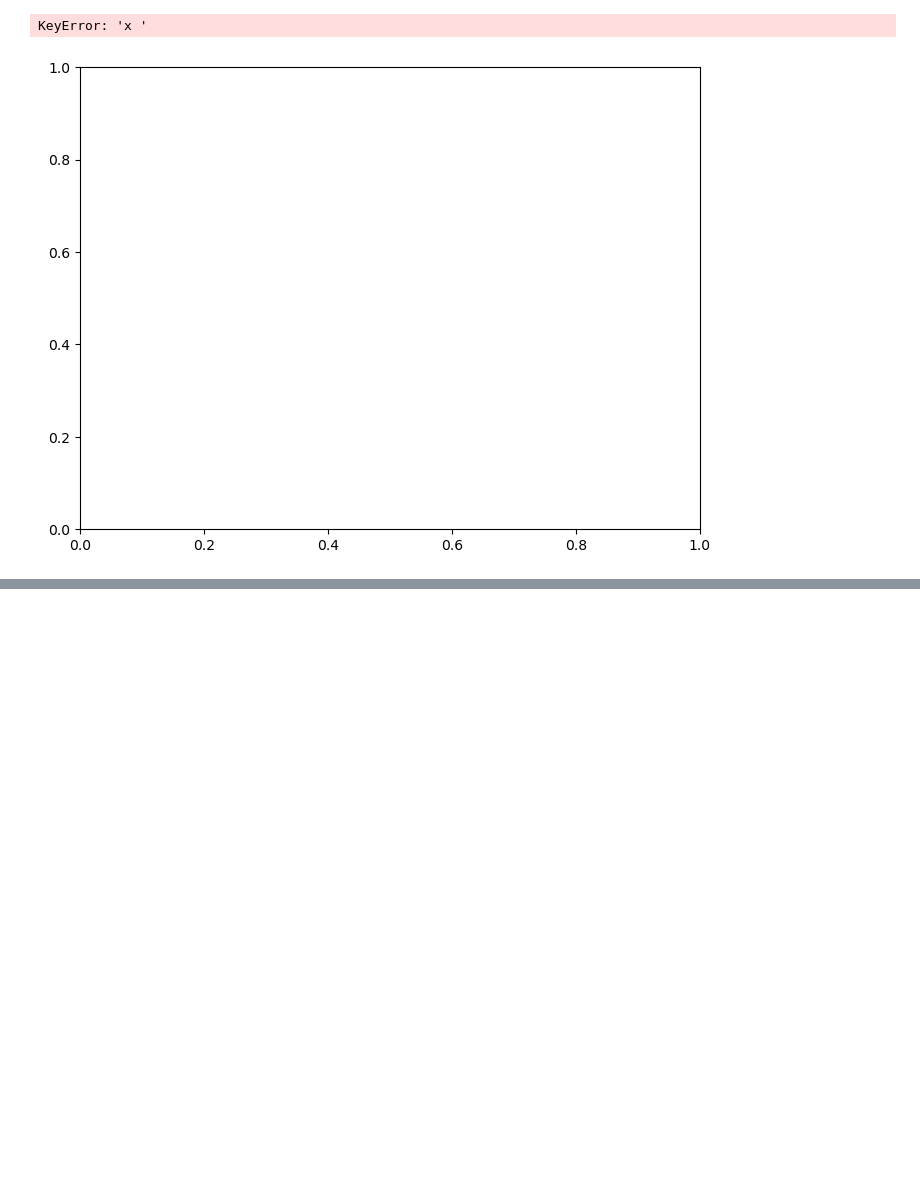
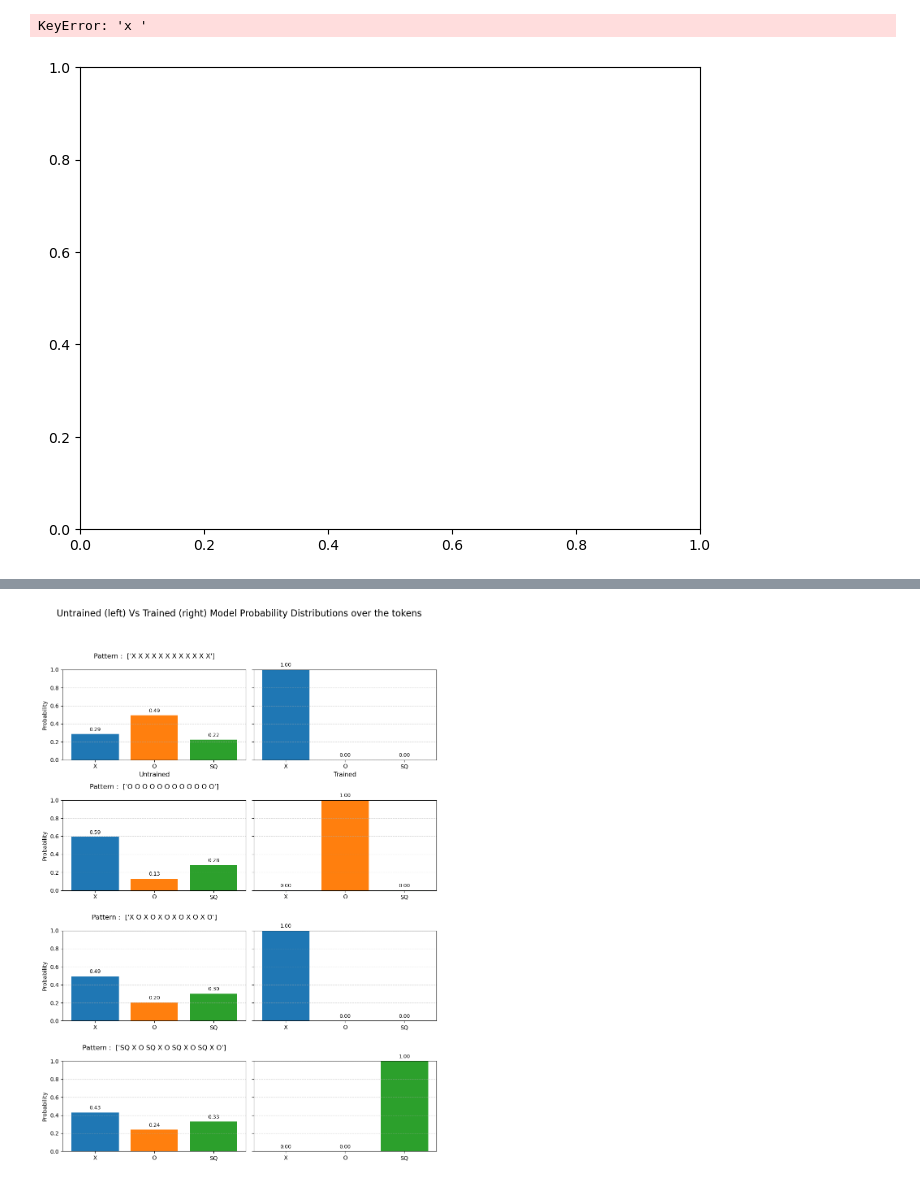
Before and after one commit to ismail-kaizoko/GenAI-101, a Jupyter notebook: LLM102_transformers.ipynb, the cells around one changed output, grey strips where cells are left out. Drawn from its saved outputs; the diff is of its cells as text; code cells hidden in the pictures; blank space fills up the shorter version.

Commit message:
[ADD] added probability plot through some patterns

```diff
--- a/LLM102_transformers.ipynb
+++ b/LLM102_transformers.ipynb
@@ -405,7 +404,7 @@ print(history[-10:])
 --------
 # Validation
 # %%
-model = model = TinyTransformer(
+model = TinyTransformer(
     vocab_size=VOCAB_SIZE,
     embed_dim=32,
     n_heads=4,
@@ -432,11 +439,12 @@ print("pattern → completion")
 prompts = {
         "x  x  x  "*4      :       [X ,X ,X ]*4,
         "x  o  sq "*4      :       [X ,O ,SQ]*4,
-        "x  o  x  "*4      :       [X ,O ,X ]*4,
+        "x  o  "*6      :       [X ,O]*6,
         "sq o  x  "*4      :       [SQ,O ,X ]*4,
 }
 for desc, prompt in prompts.items():
     result = generate(model, prompt, n_new=6)
+    result = result[12:]
     readable = " ".join(IDX2TOK[t] for t in result)
     print(f"{desc:45s} → {readable}")
 # %% [output]
@@ -449,2 +468,13 @@ sq o  x  sq o  x  sq o  x  sq o  x            → sq o  x  sq o  x  sq o  x  sq
 # %%
-logits, out = return_probs(model, [X,X,X]*4)
+patterns = {"repeat-x" : [X,X,X]*4,
+            "repeat-o" : [O,O,O]*4,
+            "alternate-x/o" : [X,O]*6,
+            "cycle" : [SQ,X,O]*4}
+
+trained   = []
+untrained = []
+description  = []
+for pattern,prompt in patterns.items():
+    trained.append(return_probs(model,prompt))
+    untrained.append(return_probs(model_untrained,prompt))
+    description.append(nums_to_tokens(prompt))
@@ -459,0 +481,57 @@ print(out[0,-1].tolist())
+# %%
+import matplotlib.pyplot as plt
+
+tokens = ["X", "O", "SQ"]
+
+# Assign a color per token (consistent everywhere)
+colors = {
+    "X": "tab:blue",
+    "O": "tab:orange",
+    "SQ": "tab:green"
+}
+
+fig, axes = plt.subplots(4, 2, figsize=(10, 14), sharey='row')
+
+for i in range(4):
+    ax_left = axes[i, 0]
+    ax_right = axes[i, 1]
+
+    probs_u = untrained[i]
+    probs_t = trained[i]
+
+    # Untrained (left)
+    bars_u = ax_left.bar(tokens, probs_u,color=[colors[t] for t in tokens])
+    for bar, p in zip(bars_u, probs_u):
+        ax_left.text(bar.get_x() + bar.get_width()/2,
+                     bar.get_height() + 0.02,
+                     f"{p:.2f}",
+                     ha='center', va='bottom', fontsize=9)
+
+    ax_left.set_ylim(0, 1)
+    ax_left.set_ylabel("Probability")
+    ax_left.set_title(f"Pattern :  {[description[i]]}", fontsize=12, pad=20)
+    ax_left.grid(axis='y', linestyle='--', alpha=0.5)
+
+    # Trained (right)
+    bars_t = ax_right.bar(tokens, probs_t,color=[colors[t] for t in tokens])
+    for bar, p in zip(bars_t, probs_t):
+        ax_right.text(bar.get_x() + bar.get_width()/2,
+                      bar.get_height() + 0.02,
+                      f"{p:.2f}",
+                      ha='center', va='bottom', fontsize=9)
+
+    ax_right.set_title("")  # remove per-plot title
+    ax_right.grid(axis='y', linestyle='--', alpha=0.5)
+
+    # Column headers only on first row
+    if i == 0:
+        ax_left.set_xlabel("Untrained", fontsize=11)
+        ax_right.set_xlabel("Trained", fontsize=11)
+
+
+fig.suptitle("Untrained (left) Vs Trained (right) Model Probability Distributions over the tokens", fontsize=16)
+plt.tight_layout(rect=[0, 0, 1, 0.94])  # leave space for legend
+
+plt.show()
+# %% [output]
+[figure, added]
```
Also changed, not shown: parts of 5 cells of this notebook.
